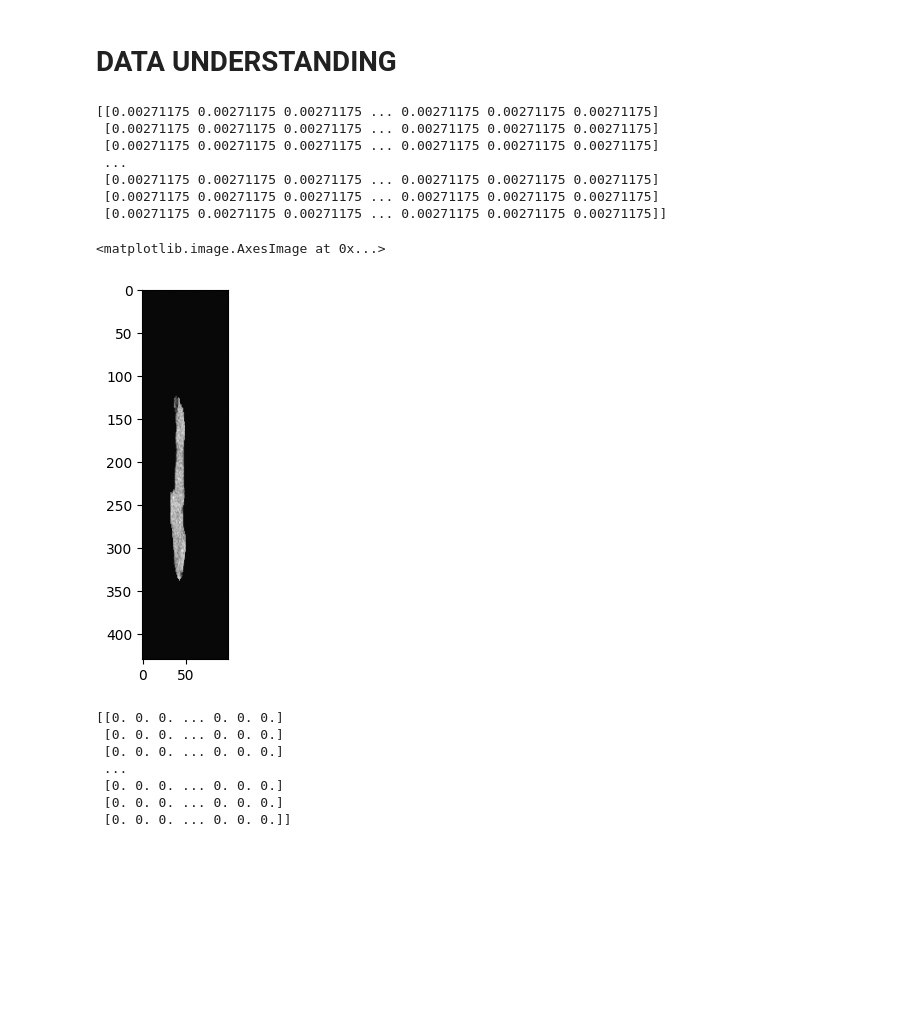
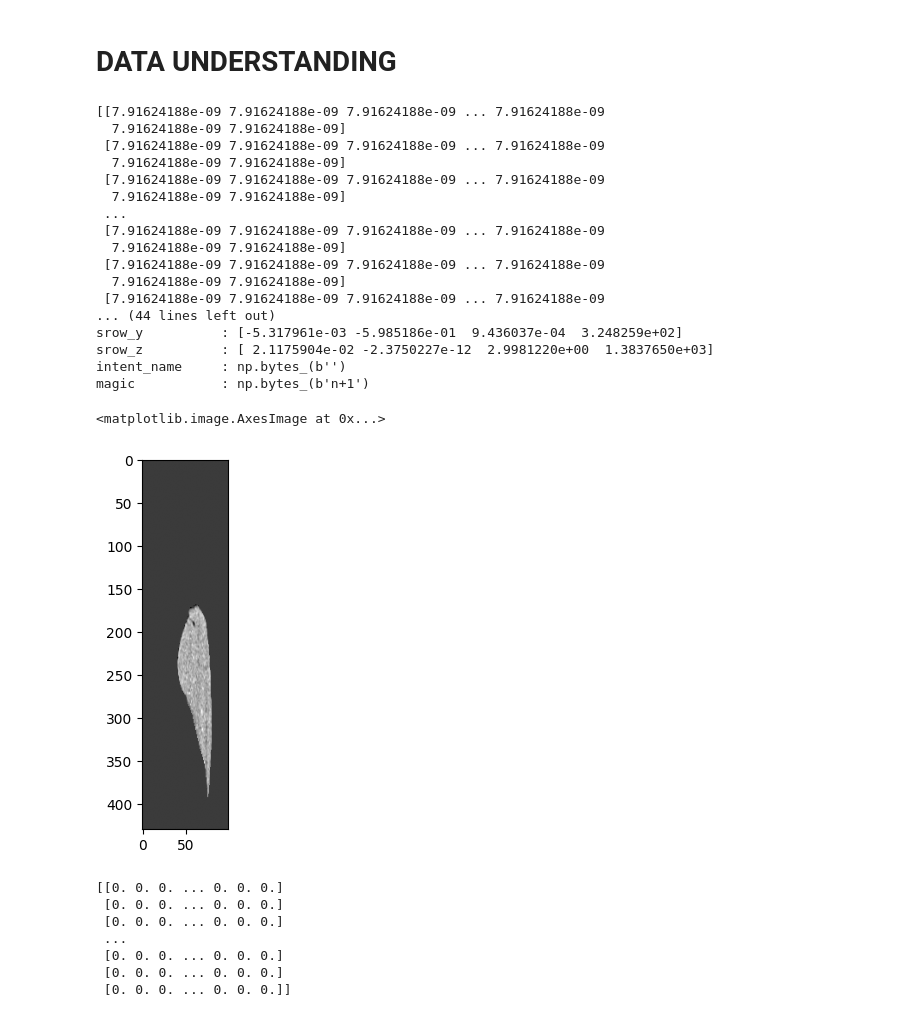
Before and after one commit to MartijnMakaske/CRLM-morph-features, a Jupyter notebook: data_understanding.ipynb, the cells around one changed output. Saved outputs shown, nothing was run; the diff lists cells and outputs as text; code cells hidden in the pictures; blank space fills up the shorter version.

```diff
--- a/data_understanding.ipynb
+++ b/data_understanding.ipynb
@@ -11,26 +11,41 @@ import matplotlib.pyplot as plt
 # %%
 #data imports
 dataset_path = 'L:/Basic/divi/jstoker/slicer_pdac/Master Students WS 24/Martijn/data/padded_liver_segmentations'
 dataset_segmentation_path = 'L:/Basic/divi/jstoker/slicer_pdac/Master Students WS 24/Martijn/data/labels made by AI model cropped'
 
 #first image as an example
-image = nib.load(os.path.join(dataset_path, 'CAESAR001_1_0000_padded.nii.gz'))
+image = nib.load(os.path.join(dataset_path, 'CAESAR569_1_0000_padded.nii.gz'))
 image_data = image.get_fdata()
 print(image_data[:,50,:])
 image_header = image.header
+print(image_data.shape)
+# Check the data type of the image data
+print("Data type:", image_data.dtype)
+
+print(image.header)
 
 #show an example image
 plt.imshow(image_data[:,50,:], cmap='gray')
 # %% [output]
-[[0.00271175 0.00271175 0.00271175 ... 0.00271175 0.00271175 0.00271175]
- [0.00271175 0.00271175 0.00271175 ... 0.00271175 0.00271175 0.00271175]
- [0.00271175 0.00271175 0.00271175 ... 0.00271175 0.00271175 0.00271175]
+[[7.91624188e-09 7.91624188e-09 7.91624188e-09 ... 7.91624188e-09
+  7.91624188e-09 7.91624188e-09]
+ [7.91624188e-09 7.91624188e-09 7.91624188e-09 ... 7.91624188e-09
+  7.91624188e-09 7.91624188e-09]
+ [7.91624188e-09 7.91624188e-09 7.91624188e-09 ... 7.91624188e-09
+  7.91624188e-09 7.91624188e-09]
  ...
- [0.00271175 0.00271175 0.00271175 ... 0.00271175 0.00271175 0.00271175]
- [0.00271175 0.00271175 0.00271175 ... 0.00271175 0.00271175 0.00271175]
- [0.00271175 0.00271175 0.00271175 ... 0.00271175 0.00271175 0.00271175]]
+ [7.91624188e-09 7.91624188e-09 7.91624188e-09 ... 7.91624188e-09
+  7.91624188e-09 7.91624188e-09]
+ [7.91624188e-09 7.91624188e-09 7.91624188e-09 ... 7.91624188e-09
+  7.91624188e-09 7.91624188e-09]
+ [7.91624188e-09 7.91624188e-09 7.91624188e-09 ... 7.91624188e-09
+... (44 lines left out)
+srow_y          : [-5.317961e-03 -5.985186e-01  9.436037e-04  3.248259e+02]
+srow_z          : [ 2.1175904e-02 -2.3750227e-12  2.9981220e+00  1.3837650e+03]
+intent_name     : np.bytes_(b'')
+magic           : np.bytes_(b'n+1')
 <matplotlib.image.AxesImage at 0x...>
-[figure, old version]
+[figure, new version]
 # %%
 #show segmentation
 segm_img = nib.load(os.path.join(dataset_segmentation_path, 'CAESAR001_0.nii.gz'))
```
Also changed, not shown: parts of 1 cell of this notebook, 4 other files.
